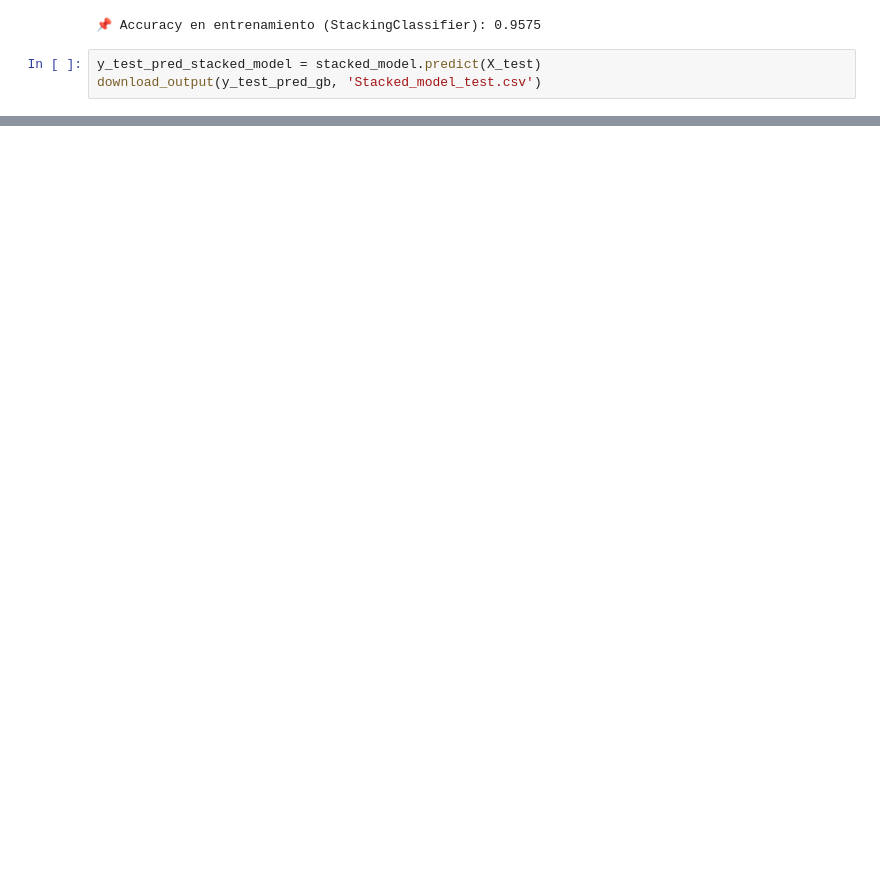
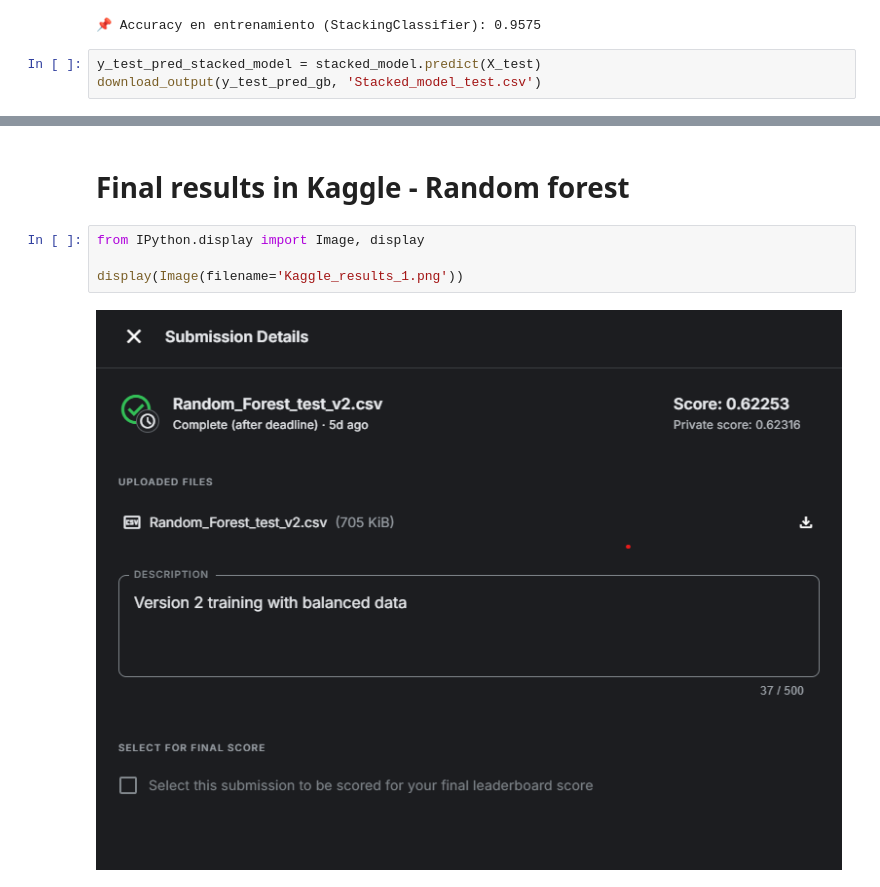
Before and after one commit to Hector-Daniel/Loan_Default_Predictions, a Jupyter notebook: Credit_score.ipynb, the cells around one changed output, grey strips where cells are left out. Saved outputs shown, nothing was run; the diff lists cells and outputs as text; blank space fills up the shorter version.

```diff
--- a/Credit_score.ipynb
+++ b/Credit_score.ipynb
@@ -634,0 +667,8 @@ download_output(y_test_pred_gb, 'Stacked_model_test.csv')
+# %% [markdown]
+# Final results in Kaggle - Random forest
+# %%
+from IPython.display import Image, display
+
+display(Image(filename='Kaggle_results_1.png'))
+# %% [output]
+[figure, added]
```
Also changed, not shown: parts of 34 cells of this notebook.
